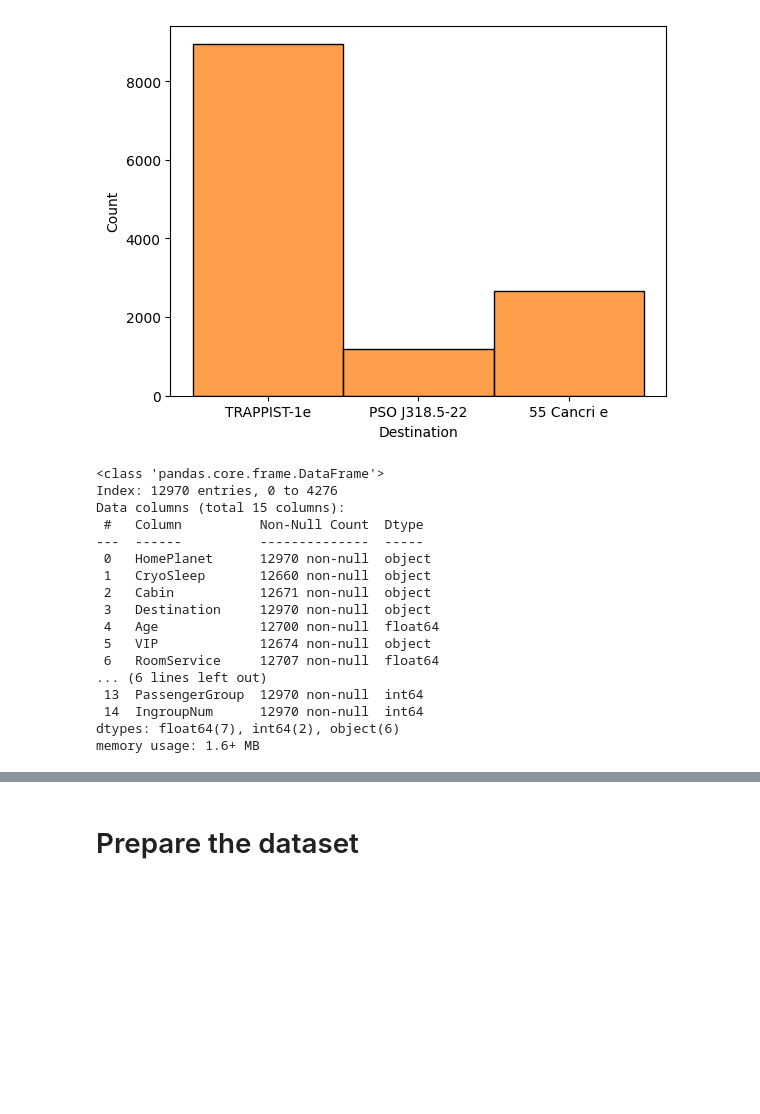
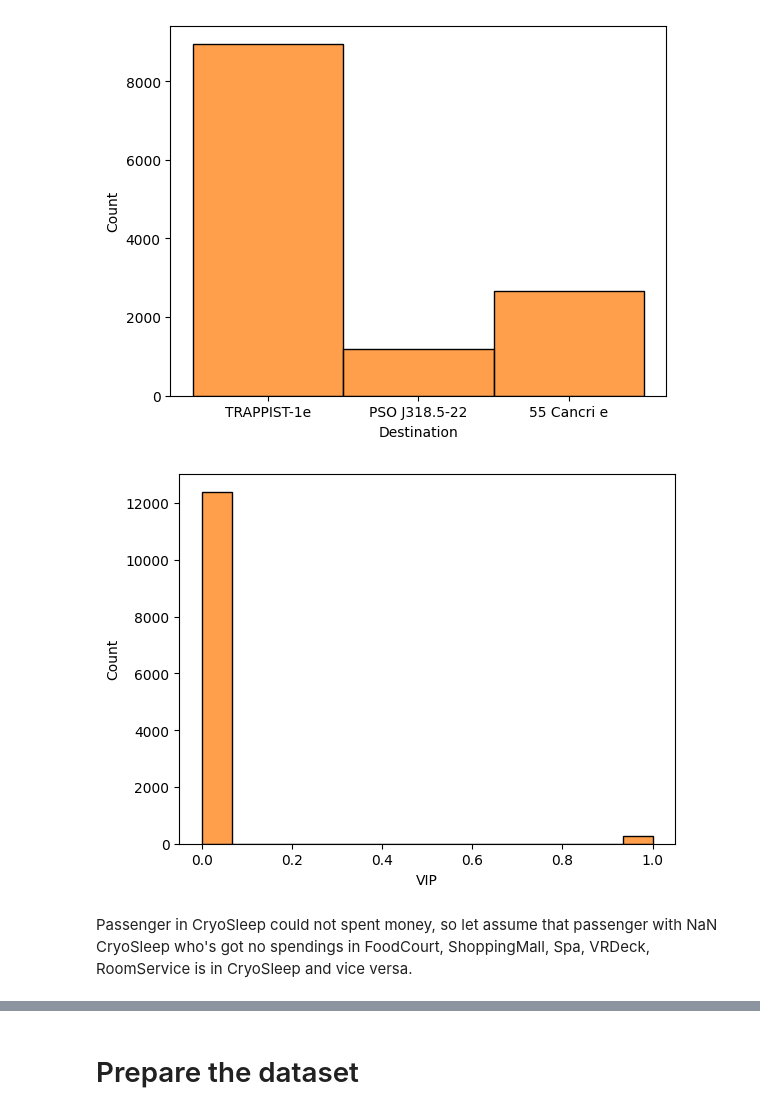
Before and after one commit to Dmytro-Tarasenko/SpaceTitanic, a Jupyter notebook: spaceship-titanic-with-scikit-learn.ipynb, the cells around one changed output, grey strips where cells are left out. Cells and saved outputs as stored; diff of their text form; code cells hidden in the pictures; blank space fills up the shorter version.

```diff
--- a/spaceship-titanic-with-scikit-learn.ipynb
+++ b/spaceship-titanic-with-scikit-learn.ipynb
@@ -247,29 +247,7 @@ sns.histplot(combined_df.HomePlanet, color='C1');
 sns.histplot(combined_df.Destination, color='C1');
 # %% [output]
 [figure]
-# %%
-destination_mode = combined_df.Destination.mode().values[0]
-homeplanet_mode = combined_df.HomePlanet.mode().values[0]
-
-combined_df.Destination = combined_df.Destination.fillna(destination_mode)
-combined_df.HomePlanet = combined_df.HomePlanet.fillna(homeplanet_mode)
-# %%
-combined_df.info()
-# %% [output]
-<class 'pandas.core.frame.DataFrame'>
-Index: 12970 entries, 0 to 4276
-Data columns (total 15 columns):
- #   Column          Non-Null Count  Dtype
----  ------          --------------  -----
- 0   HomePlanet      12970 non-null  object
- 1   CryoSleep       12660 non-null  object
- 2   Cabin           12671 non-null  object
- 3   Destination     12970 non-null  object
- 4   Age             12700 non-null  float64
- 5   VIP             12674 non-null  object
- 6   RoomService     12707 non-null  float64
-... (6 lines left out)
- 13  PassengerGroup  12970 non-null  int64
- 14  IngroupNum      12970 non-null  int64
-dtypes: float64(7), int64(2), object(6)
-memory usage: 1.6+ MB
+# %%
+sns.histplot(combined_df.VIP, color='C1');
+# %% [output]
+[figure, added]
@@ -275,0 +260,2 @@ memory usage: 1.6+ MB
+# %% [markdown]
+Passenger in CryoSleep could not spent money, so let assume that passenger with NaN CryoSleep who's got no spendings in FoodCourt, ShoppingMall, Spa, VRDeck, RoomService is in CryoSleep and vice versa.
```
Also changed, not shown: parts of 3 cells of this notebook.
